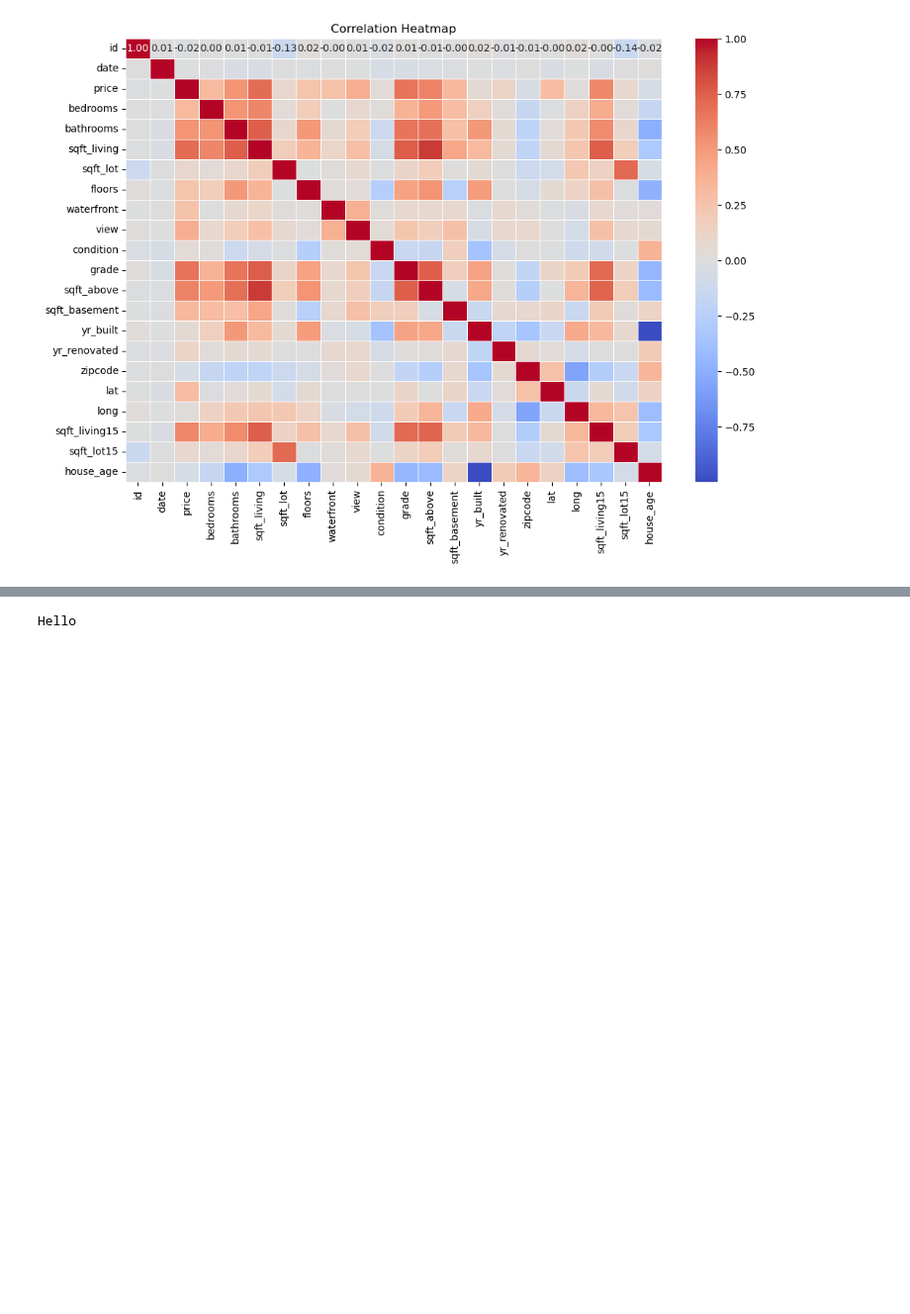
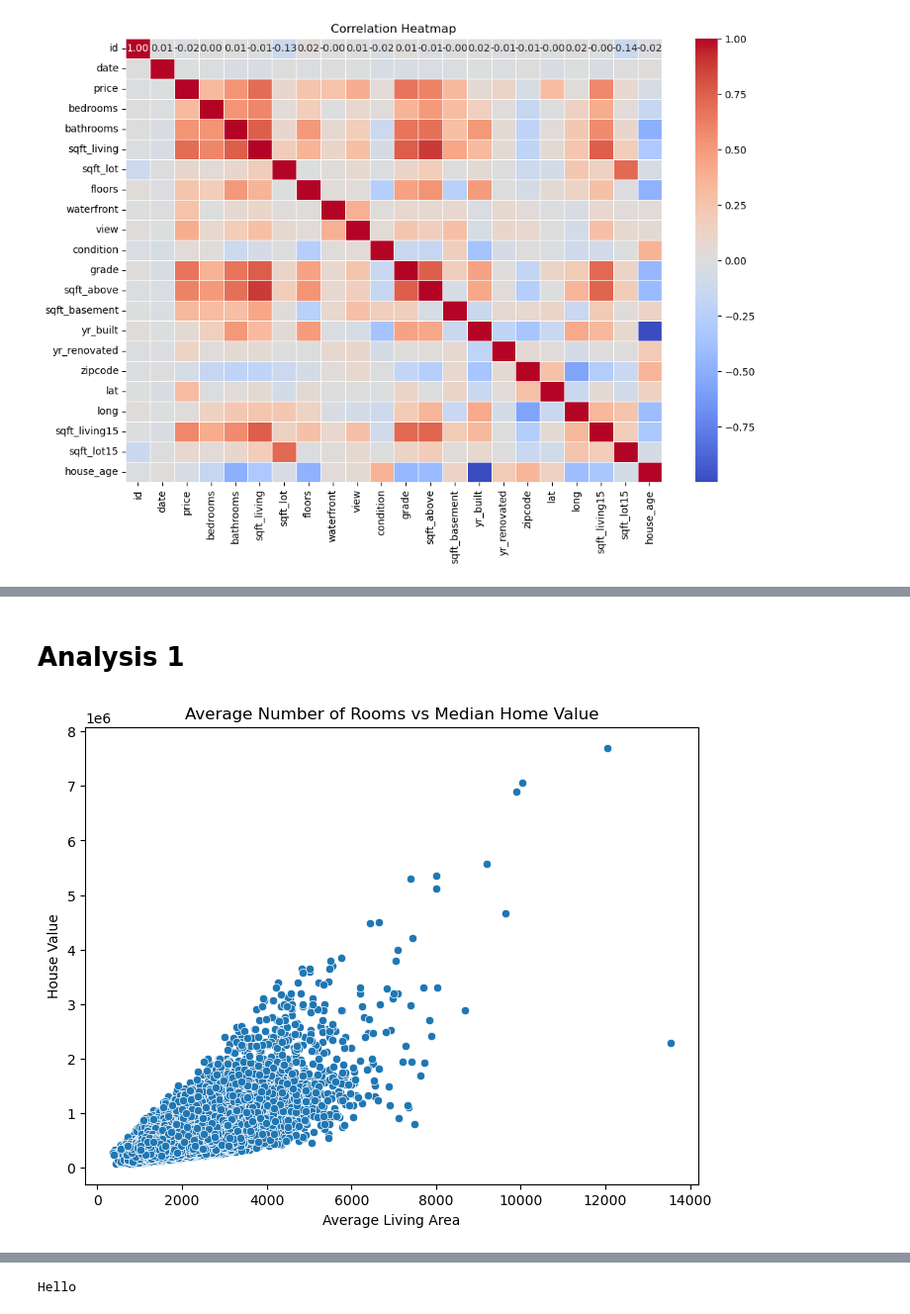
Before and after one commit to ShamlaA/Phase-2-Group-17-Project, a Jupyter notebook: Work_in_Progress/Shamla.ipynb, the cells around one changed output, grey strips where cells are left out. Shown at 99% size. Cells and saved outputs as stored; diff of their text form; code cells hidden in the pictures; blank space fills up the shorter version.

```diff
--- a/Work_in_Progress/Shamla.ipynb
+++ b/Work_in_Progress/Shamla.ipynb
@@ -599,0 +641,11 @@ df1 = df1.drop(outlier_indices)
+# %% [markdown]
+# Analysis 1
+# %%
+plt.figure(figsize=(8, 6))
+sns.scatterplot(x='sqft_living', y='price', data=df1)
+plt.title('Average Number of Rooms vs Median Home Value')
+plt.xlabel('Average Living Area')
+plt.ylabel('House Value')
+plt.show()
+# %% [output]
+[figure, added]
```
Also changed, not shown: parts of 30 cells of this notebook.
